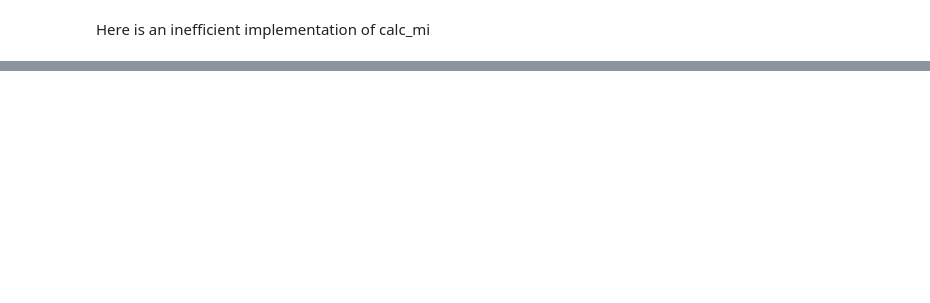
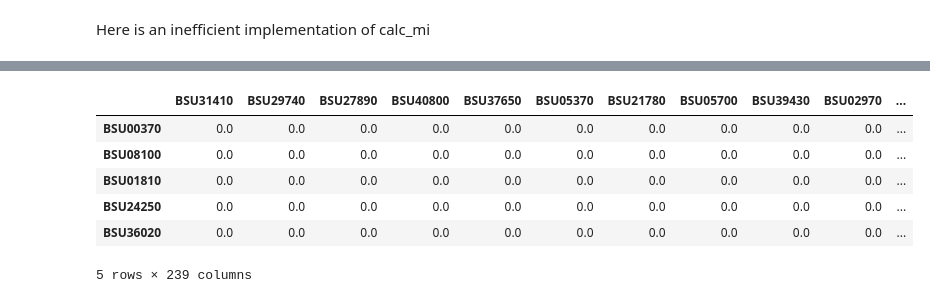
Before and after one commit to nickdeveaux/scratch_space, a Jupyter notebook: Inferelator Port.ipynb, the cells around one changed output, grey strips where cells are left out. Saved outputs shown, nothing was run; the diff lists cells and outputs as text; code cells hidden in the pictures; blank space fills up the shorter version.

```diff
--- a/Inferelator Port.ipynb
+++ b/Inferelator Port.ipynb
@@ -390,0 +441,5 @@ if len(X.index) > 6000:
+# %%
+G = Y.shape[0]  # number of genes
+genes = list(Y.index)
+K = X.shape[0]  # max number of possible predictors (number of TFs)
+tfs = list(X.index)
@@ -390,0 +451,6 @@ if len(X.index) > 6000:
+# %%
+# predictors that will be used in the regression
+pp = pandas.DataFrame(np.zeros((G, K)), index = genes, columns = tfs )
+# %%
+# Get top highest indices per row in clr_matrix, store as top_sorted object
+top_sorted = np.argsort(clr_matrix, axis = 1).ix[:, K - PARS['max.preds']: K]
@@ -390,0 +468,10 @@ if len(X.index) > 6000:
+# %%
+pp.head()
+# %% [output]
+|  | BSU31410 | BSU29740 | BSU27890 | BSU40800 | BSU37650 | BSU05370 | BSU21780 | BSU05700 | BSU39430 | BSU02970 | ... |
+| BSU00370 | 0.0 | 0.0 | 0.0 | 0.0 | 0.0 | 0.0 | 0.0 | 0.0 | 0.0 | 0.0 | ... |
+| BSU08100 | 0.0 | 0.0 | 0.0 | 0.0 | 0.0 | 0.0 | 0.0 | 0.0 | 0.0 | 0.0 | ... |
+| BSU01810 | 0.0 | 0.0 | 0.0 | 0.0 | 0.0 | 0.0 | 0.0 | 0.0 | 0.0 | 0.0 | ... |
+| BSU24250 | 0.0 | 0.0 | 0.0 | 0.0 | 0.0 | 0.0 | 0.0 | 0.0 | 0.0 | 0.0 | ... |
+| BSU36020 | 0.0 | 0.0 | 0.0 | 0.0 | 0.0 | 0.0 | 0.0 | 0.0 | 0.0 | 0.0 | ... |
+5 rows × 239 columns
```
Also changed, not shown: parts of 31 cells of this notebook, 5 other files.
